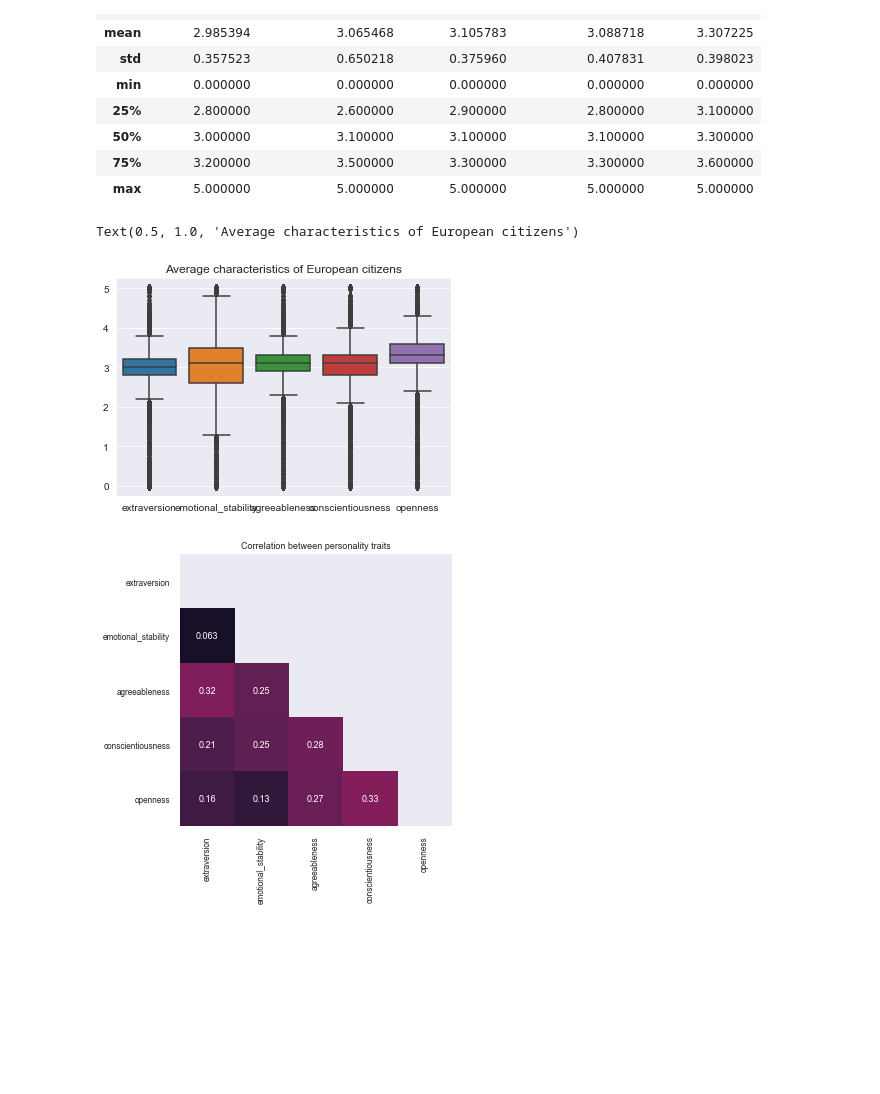
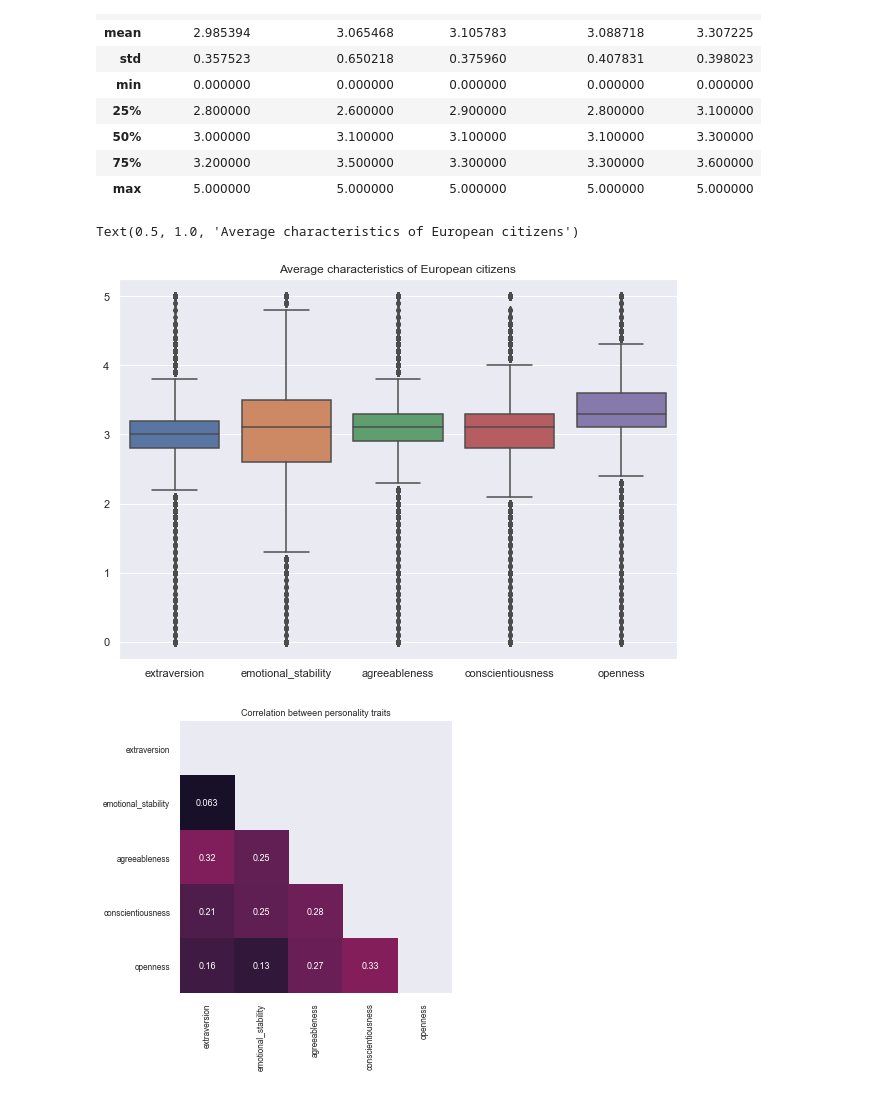
Before and after one commit to gajdulj/personalityanalysis, a Jupyter notebook: personality_analysis.ipynb, the cells around one changed output. Drawn from its saved outputs; the diff is of its cells as text; code cells hidden in the pictures; blank space fills up the shorter version.

```diff
--- a/personality_analysis.ipynb
+++ b/personality_analysis.ipynb
@@ -204,11 +195,11 @@ corr=df[dimension_averages].corr()
 # %%
 sns.set_style("darkgrid")
 sns.boxplot(data=df[dimension_averages]);
-sns.set(rc={'figure.figsize':(10,16)})
+sns.set(rc={'figure.figsize':(20,7)})
 plt.title("Average characteristics of European citizens")
 # %% [output]
 Text(0.5, 1.0, 'Average characteristics of European citizens')
-[figure, old version]
+[figure, new version]
 # %%
 mask = np.triu(corr)
 sns.set(rc={'figure.figsize':(5,5)})
```
Also changed, not shown: parts of 23 cells of this notebook.
